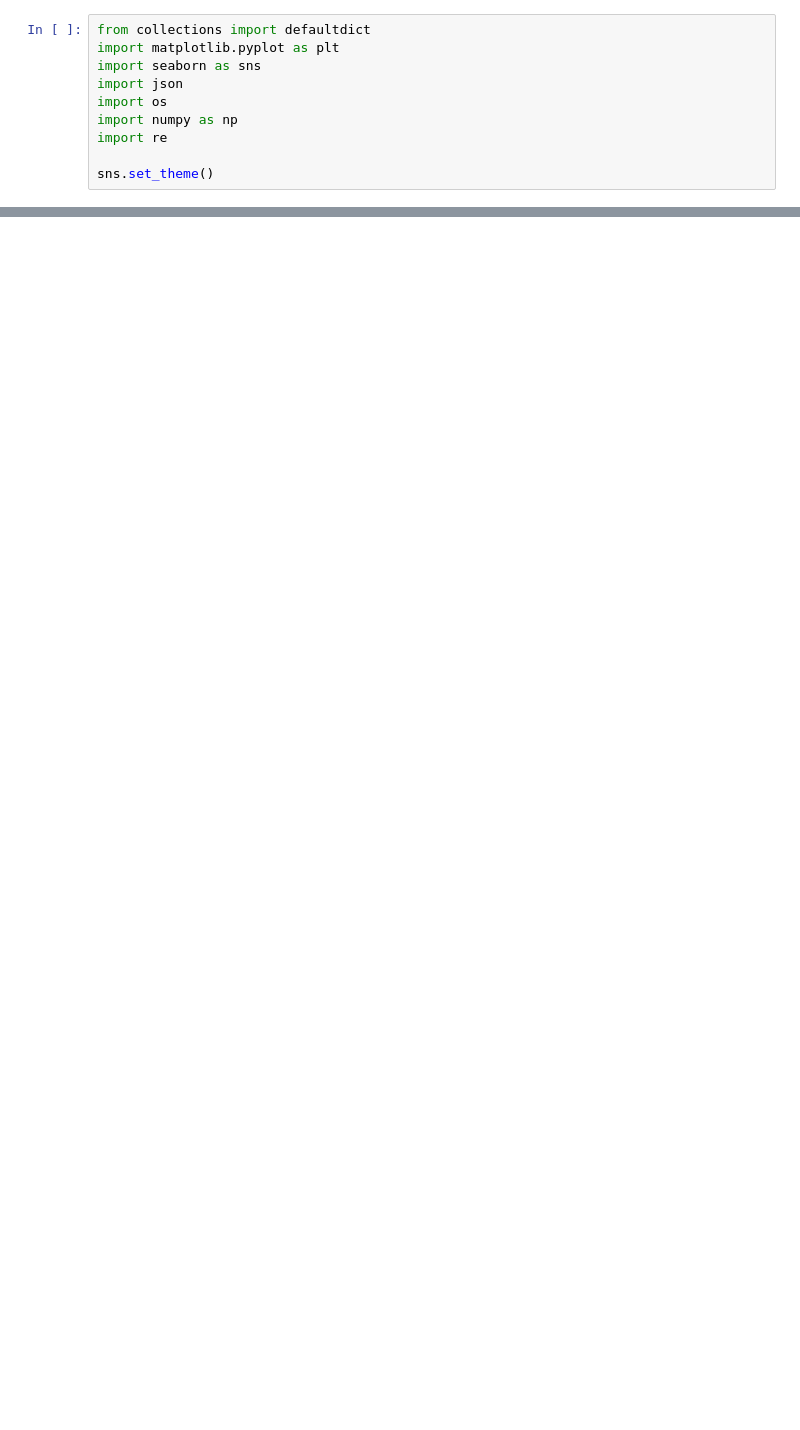
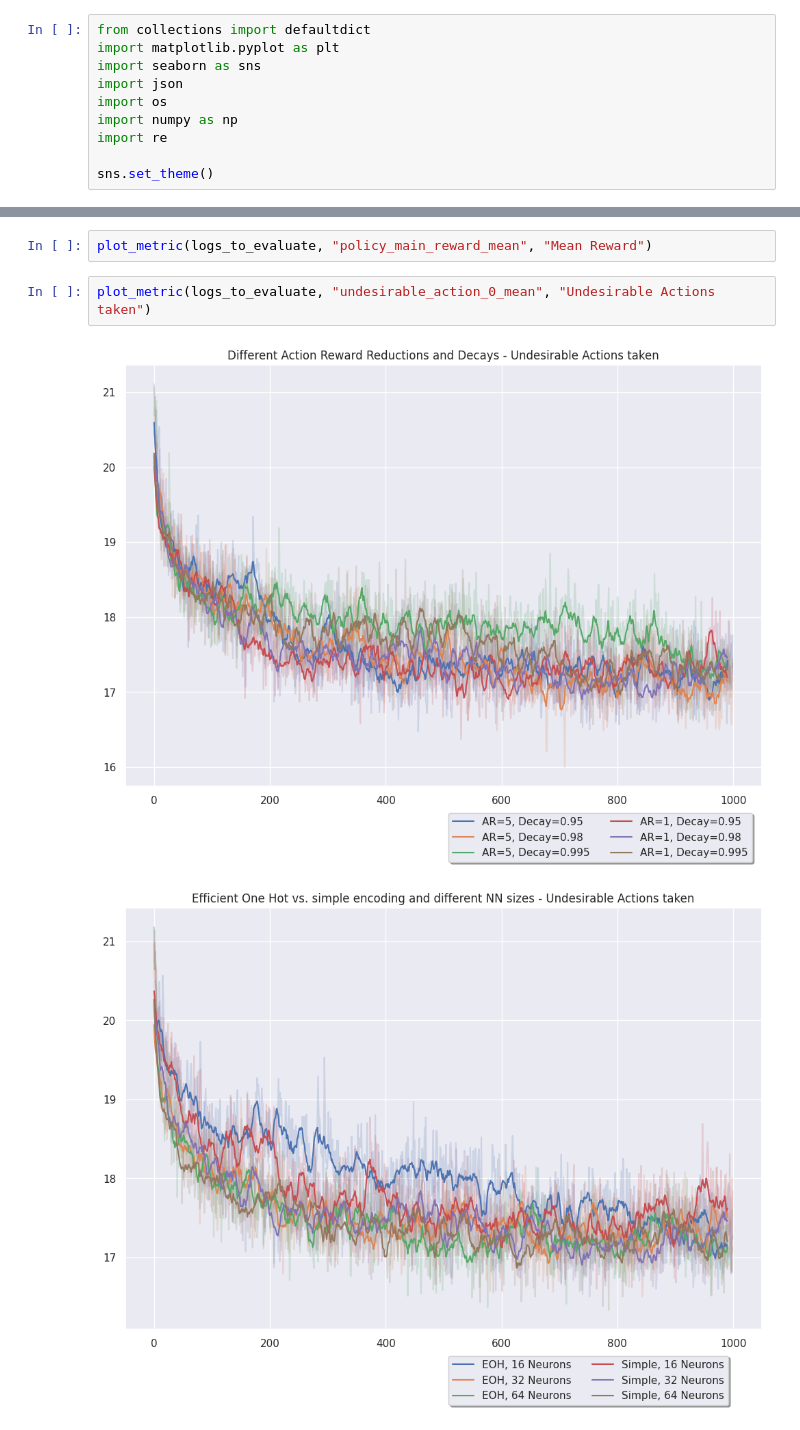
Before and after one commit to faguodev/SkyjoAI, a Jupyter notebook: evaluation.ipynb, the cells around one changed output, grey strips where cells are left out. Saved outputs shown, nothing was run; the diff lists cells and outputs as text; blank space fills up the shorter version.

```diff
--- a/evaluation.ipynb
+++ b/evaluation.ipynb
@@ -187,0 +140,7 @@ plt.show()
+# %%
+plot_metric(logs_to_evaluate, "policy_main_reward_mean", "Mean Reward")
+# %%
+plot_metric(logs_to_evaluate, "undesirable_action_0_mean", "Undesirable Actions taken")
+# %% [output]
+[figure, added]
+[figure, added]
```
Also changed, not shown: parts of 11 cells of this notebook.
